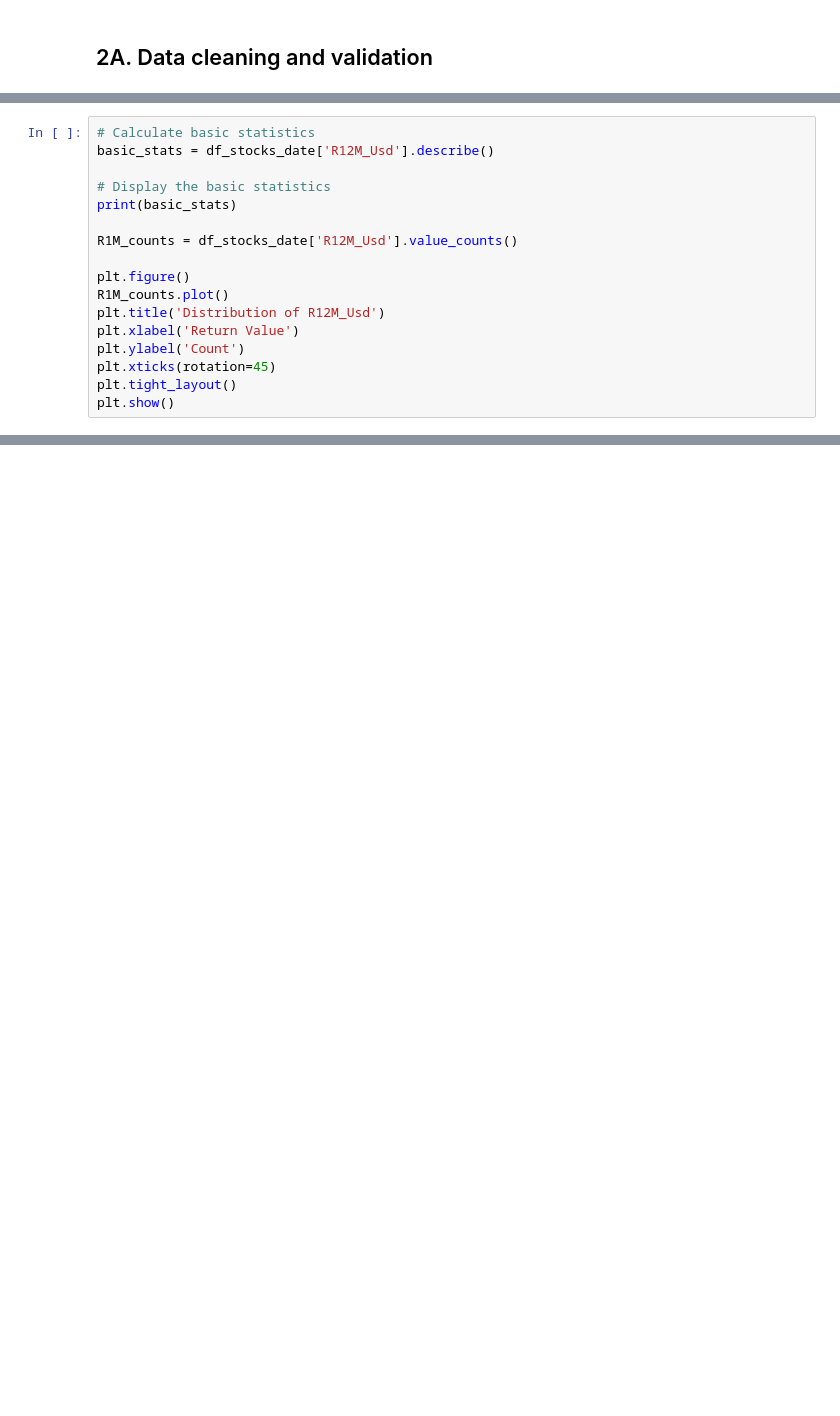
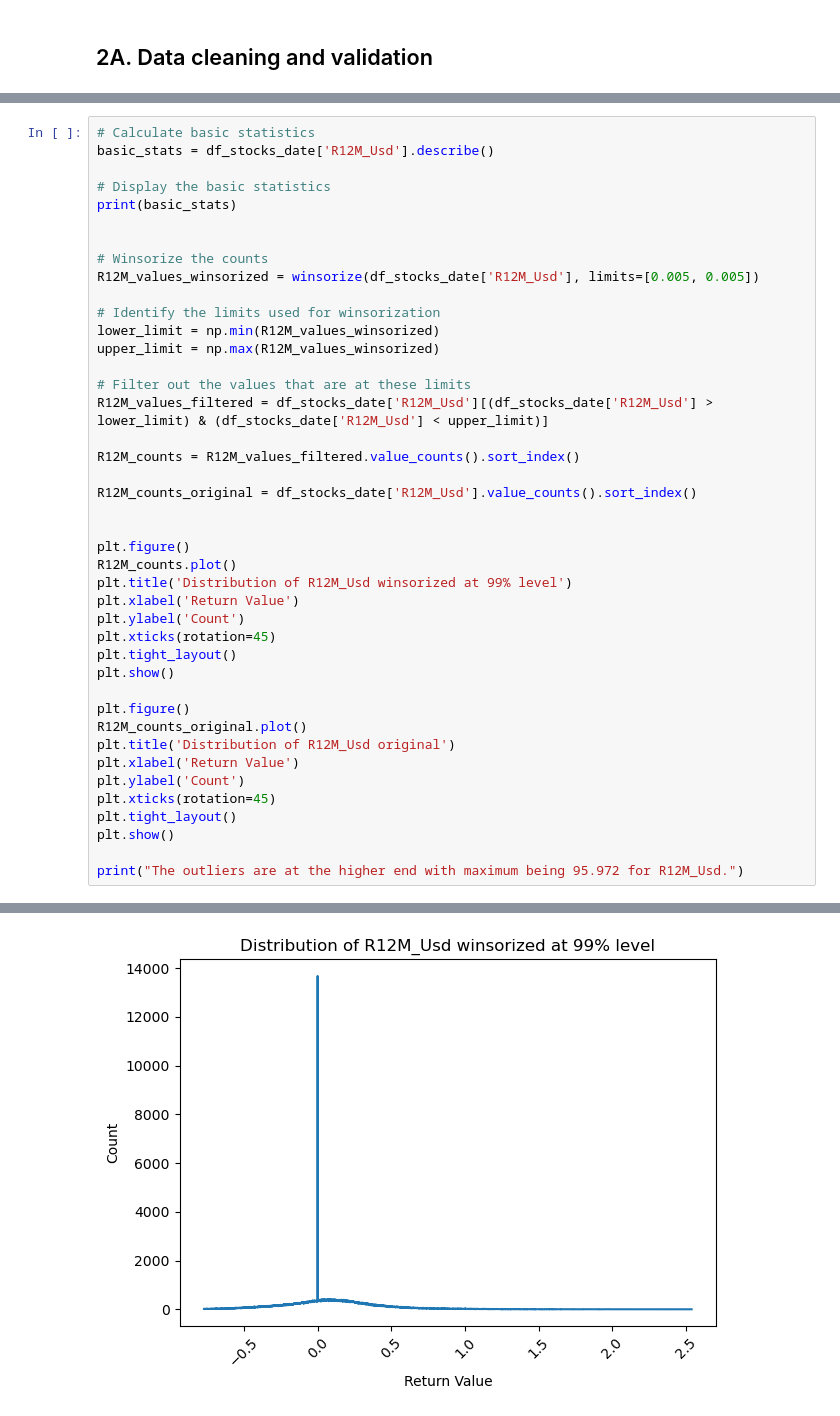
Before and after one commit to KiranReddy0808/FE5108-Portfolio-Theory-and-Investments, a Jupyter notebook: Assignment 3/Assignment3.ipynb, the cells around one changed output, grey strips where cells are left out. Drawn from its saved outputs; the diff is of its cells as text; blank space fills up the shorter version.

```diff
--- a/Assignment 3/Assignment3.ipynb
+++ b/Assignment 3/Assignment3.ipynb
@@ -236,13 +395,39 @@ basic_stats = df_stocks_date['R12M_Usd'].describe()
 # Display the basic statistics
 print(basic_stats)
 
-R1M_counts = df_stocks_date['R12M_Usd'].value_counts()
+
+# Winsorize the counts
+R12M_values_winsorized = winsorize(df_stocks_date['R12M_Usd'], limits=[0.005, 0.005])
+
+# Identify the limits used for winsorization
+lower_limit = np.min(R12M_values_winsorized)
+upper_limit = np.max(R12M_values_winsorized)
+
+# Filter out the values that are at these limits
+R12M_values_filtered = df_stocks_date['R12M_Usd'][(df_stocks_date['R12M_Usd'] > lower_limit) & (df_stocks_date['R12M_Usd'] < upper_limit)]
+
+R12M_counts = R12M_values_filtered.value_counts().sort_index()
+
+R12M_counts_original = df_stocks_date['R12M_Usd'].value_counts().sort_index()
+
 
 plt.figure()
-R1M_counts.plot()
-plt.title('Distribution of R12M_Usd')
+R12M_counts.plot()
+plt.title('Distribution of R12M_Usd winsorized at 99% level')
 plt.xlabel('Return Value')
 plt.ylabel('Count')
 plt.xticks(rotation=45)
 plt.tight_layout()
 plt.show()
+
+plt.figure()
+R12M_counts_original.plot()
+plt.title('Distribution of R12M_Usd original')
+plt.xlabel('Return Value')
+plt.ylabel('Count')
+plt.xticks(rotation=45)
+plt.tight_layout()
+plt.show()
+
+print("The outliers are at the higher end with maximum being 95.972 for R12M_Usd.")
+# %% [output]
@@ -248,0 +443 @@ plt.show()
+[figure, added]
```
Also changed, not shown: parts of 13 cells of this notebook, 1 other file.
